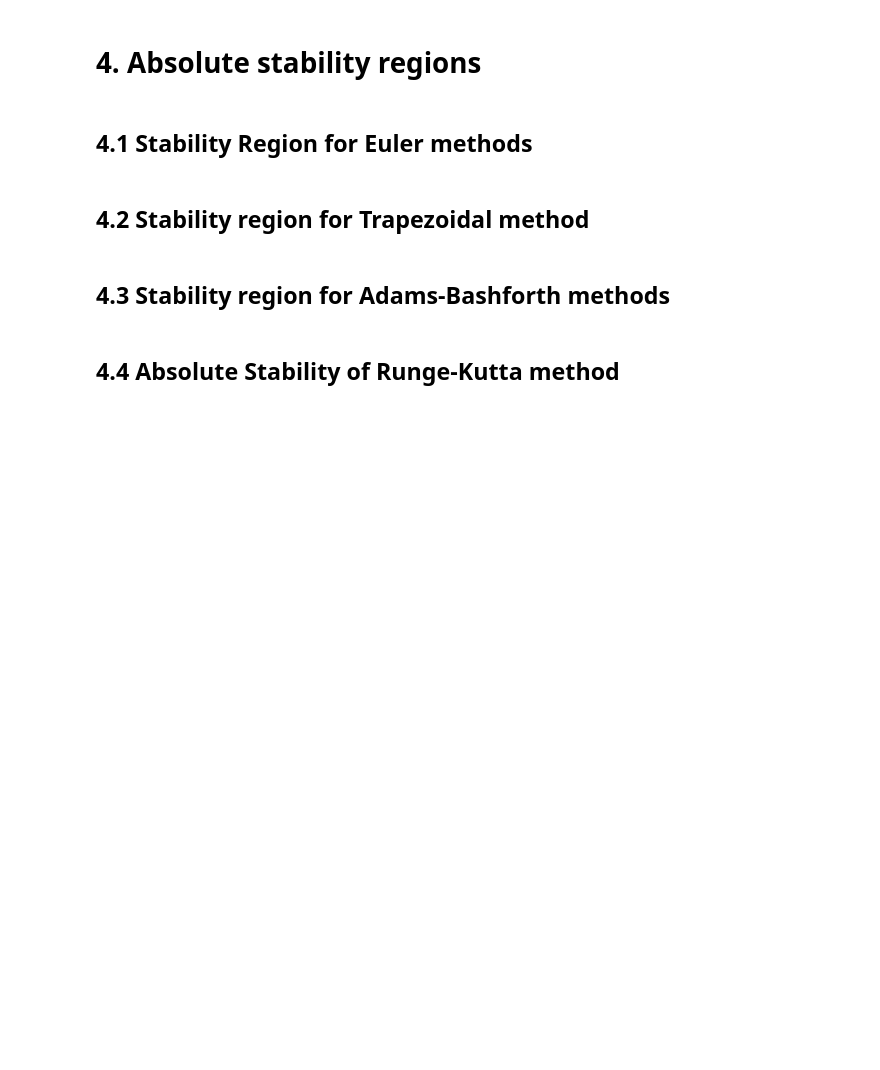
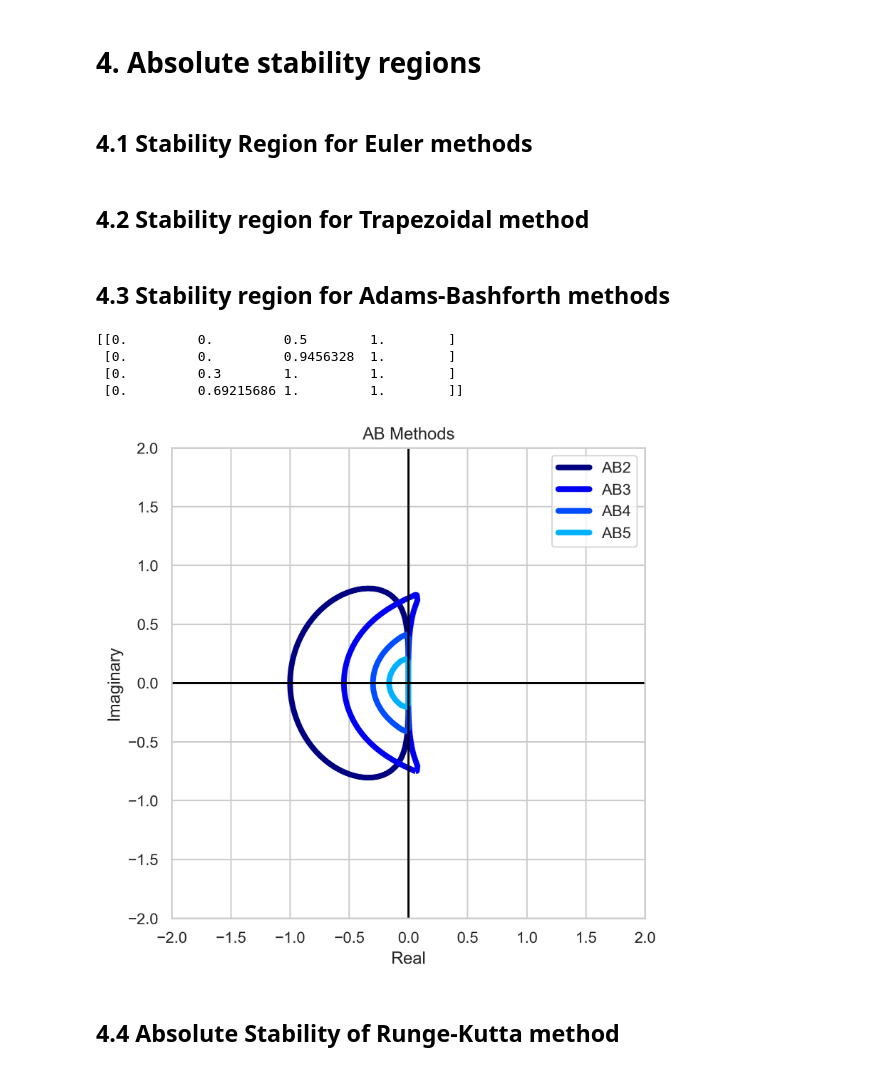
Before and after one commit to MattiaBarbiere/Numerical-methods-for-computing-integrals-and-solving-ODEs, a Jupyter notebook: Examples.ipynb, the cells around one changed output. Cells and saved outputs as stored; diff of their text form; code cells hidden in the pictures; blank space fills up the shorter version.

Commit message:
Adding the option of overlapping many contour plots

```diff
--- a/Examples.ipynb
+++ b/Examples.ipynb
@@ -959,18 +979,32 @@ stability_region(stability_polynomial_z([1,-1], [1/2,1/2]), "Trapezoidal Method"
 # %% [markdown]
 ## 4.3 Stability region for Adams-Bashforth methods
 # %%
-#I skip AB1 as it is identical to explicit Euler
-#Stability region for AB2
-stability_region(stability_polynomial_z([1,-1, 0], [0, 3/2, -1/2]), "AB2")
+# #I skip AB1 as it is identical to explicit Euler
+# #Stability region for AB2
+# stability_region(stability_polynomial_z([1,-1, 0], [0, 3/2, -1/2]), "AB2")
 
-#Stability region for AB3
-stability_region(stability_polynomial_z([1,-1, 0, 0], [0, 23/12, -16/12, 5/12]), "AB3")
+# #Stability region for AB3
+# stability_region(stability_polynomial_z([1,-1, 0, 0], [0, 23/12, -16/12, 5/12]), "AB3")
 
-#Stability region for AB4
-stability_region(stability_polynomial_z([1,-1, 0, 0, 0], [0, 55/24, -59/24, 37/24, -9/24]), "AB4")
+# #Stability region for AB4
+# stability_region(stability_polynomial_z([1,-1, 0, 0, 0], [0, 55/24, -59/24, 37/24, -9/24]), "AB4")
 
-#Stability region for AB5
-stability_region(stability_polynomial_z([1,-1, 0, 0, 0, 0], [0, 1901/720,-2774/720, 2616/720, -1274/720, 251/720]), "AB5")
+# #Stability region for AB5
+# stability_region(stability_polynomial_z([1,-1, 0, 0, 0, 0], [0, 1901/720,-2774/720, 2616/720, -1274/720, 251/720]), "AB5")
+
+#All method on one plot
+AB_methods = [stability_polynomial_z([1,-1, 0], [0, 3/2, -1/2]),
+              stability_polynomial_z([1,-1, 0, 0], [0, 23/12, -16/12, 5/12]),
+              stability_polynomial_z([1,-1, 0, 0, 0], [0, 55/24, -59/24, 37/24, -9/24]),
+              stability_polynomial_z([1,-1, 0, 0, 0, 0], [0, 1901/720,-2774/720, 2616/720, -1274/720, 251/720])]
+
+stability_region(AB_methods, "AB Methods", all_in_one = True, labels=["AB2", "AB3", "AB4", "AB5"])
+# %% [output]
+[[0.         0.         0.5        1.        ]
+ [0.         0.         0.9456328  1.        ]
+ [0.         0.3        1.         1.        ]
+ [0.         0.69215686 1.         1.        ]]
+[figure, added]
 # %% [markdown]
 ## 4.4 Absolute Stability of Runge-Kutta method
 # %%
```
Also changed, not shown: parts of 1 cell of this notebook, 4 other files.
